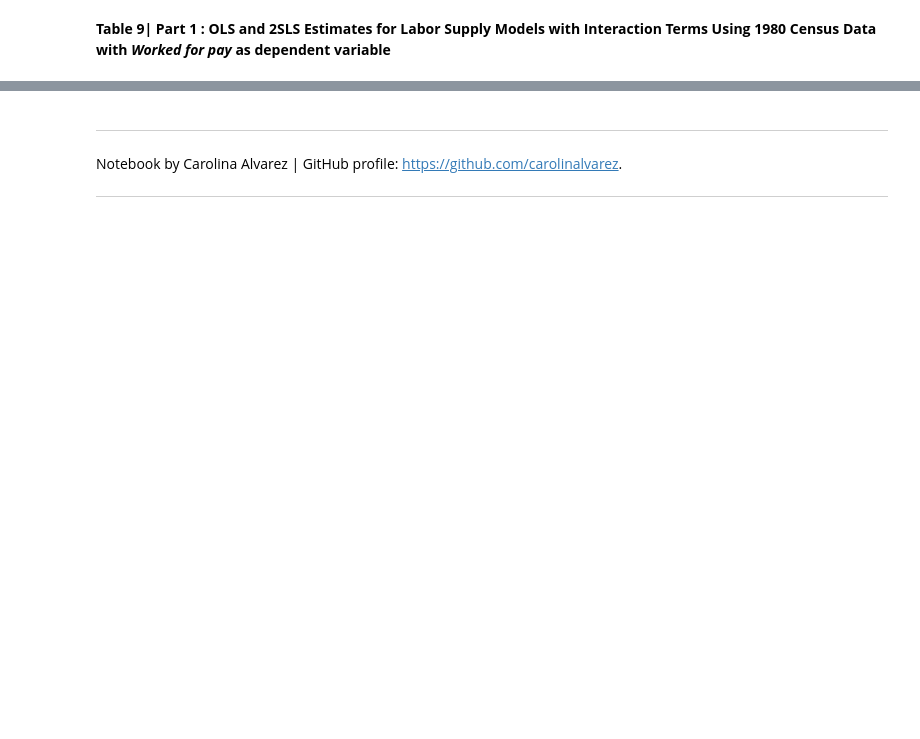
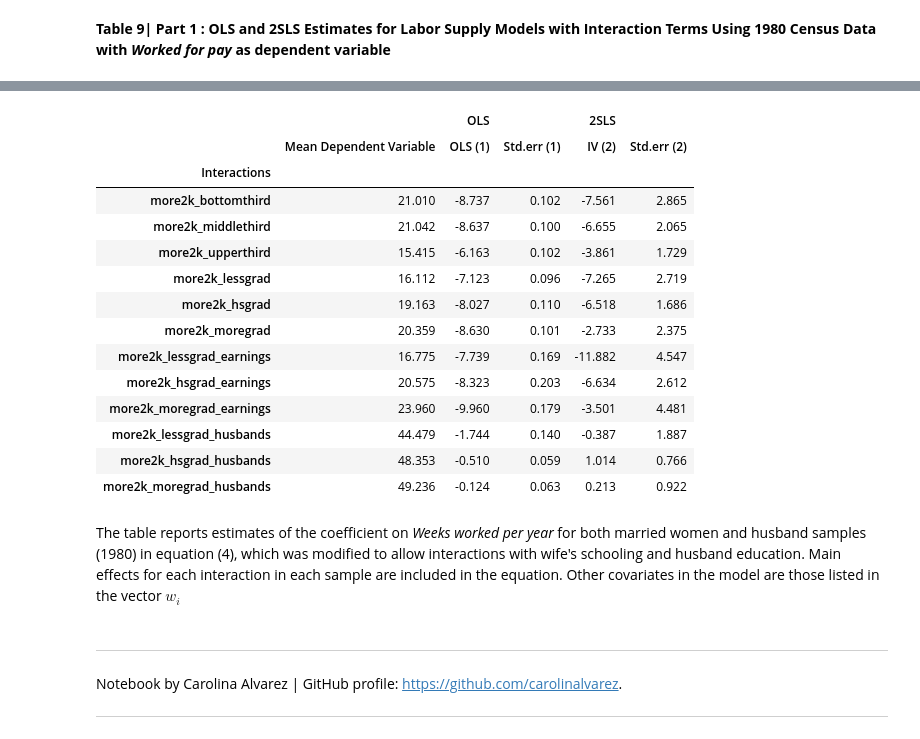
Before and after one commit to carolinalvarez/angrist-and-evans-1998-python, a Jupyter notebook: Angrist_and_Evans_1998.ipynb, the cells around one changed output, grey strips where cells are left out. Drawn from its saved outputs; the diff is of its cells as text; code cells hidden in the pictures; blank space fills up the shorter version.

```diff
--- a/Angrist_and_Evans_1998.ipynb
+++ b/Angrist_and_Evans_1998.ipynb
@@ -1044,3 +1143,51 @@ Table9_part1
+# %%
+#Interaction1="more2k_bottomthird", "more2k_middlethird", "more2k_upperthird", "more2k_lessgrad", "more2k_hsgrad", "more2k_moregrad",
+outcome="WEEKSM"
+Table9_2=OLS_Labor_Supply_Interactions_wifes(msample, Interaction1, outcome)
+
+
+#Interaction2="more2k_lessgrad_earnings", "more2k_hsgrad_earnings", "more2k_moregrad_earnings"
+outcome="WEEKSM"
+Table9_2_2=OLS_Labor_Supply_Interactions_wifes(sample_middle_third, Interaction2, outcome)
+
+
+#Interaction3="more2k_lessgrad_husbands", "more2k_hsgrad_husbands", "more2k_moregrad_husbands"
+outcome="WEEKSD"
+Table9_2_3=OLS_Labor_Supply_Interactions_husbands(sample01, sample02, sample03, Interaction3, outcome)
+
+frames=[Table9_2, Table9_2_2, Table9_2_3]
+Table9_OLS_worked_2=pd.concat(frames, axis=0)
+
+Table9_IV_worked_2=IV_Labor_Supply_Interactions(msample, sample_middle_third, sample01, sample02, sample03, "WEEKSM", "WEEKSD")
+
+mean_4=mean_samples(msample, Variables1, "WEEKSM")
+mean_5=mean_samples(sample_middle_third, Variables2, "WEEKSM")
+mean_6=mean_samples(msample, Variables3, "WEEKSD")
+
+frames=[mean_4, mean_5, mean_6]
+Table9_means_2=pd.concat(frames, axis=0)
+Table9_means_2.index=Table9_OLS_worked_2.index
+# %%
+Table9_part2 = pd.concat([Table9_means_2, Table9_OLS_worked_2, Table9_IV_worked_2], axis=1, keys=["", "OLS", "2SLS"]).round(3)
+Table9_part2
+# %% [output]
+|  |  | OLS |  | 2SLS |  |
+|  | Mean Dependent Variable | OLS (1) | Std.err (1) | IV (2) | Std.err (2) |
+| Interactions |  |  |  |  |  |
+| more2k_bottomthird | 21.010 | -8.737 | 0.102 | -7.561 | 2.865 |
+| more2k_middlethird | 21.042 | -8.637 | 0.100 | -6.655 | 2.065 |
+| more2k_upperthird | 15.415 | -6.163 | 0.102 | -3.861 | 1.729 |
+| more2k_lessgrad | 16.112 | -7.123 | 0.096 | -7.265 | 2.719 |
+| more2k_hsgrad | 19.163 | -8.027 | 0.110 | -6.518 | 1.686 |
+| more2k_moregrad | 20.359 | -8.630 | 0.101 | -2.733 | 2.375 |
+| more2k_lessgrad_earnings | 16.775 | -7.739 | 0.169 | -11.882 | 4.547 |
+| more2k_hsgrad_earnings | 20.575 | -8.323 | 0.203 | -6.634 | 2.612 |
+| more2k_moregrad_earnings | 23.960 | -9.960 | 0.179 | -3.501 | 4.481 |
+| more2k_lessgrad_husbands | 44.479 | -1.744 | 0.140 | -0.387 | 1.887 |
+| more2k_hsgrad_husbands | 48.353 | -0.510 | 0.059 | 1.014 | 0.766 |
+| more2k_moregrad_husbands | 49.236 | -0.124 | 0.063 | 0.213 | 0.922 |
+# %% [markdown]
+The table reports estimates of the coefficient on *Weeks worked per year* for both married women and husband samples (1980) in equation (4), which was modified to allow interactions with wife's schooling and husband education. Main effects for each interaction in each sample are included in the equation. Other covariates in the model are those listed in the vector $w_i$
 # %% [markdown]
 -------
 Notebook by Carolina Alvarez | GitHub profile: https://github.com/carolinalvarez.
```
Also changed, not shown: parts of 19 cells of this notebook.
